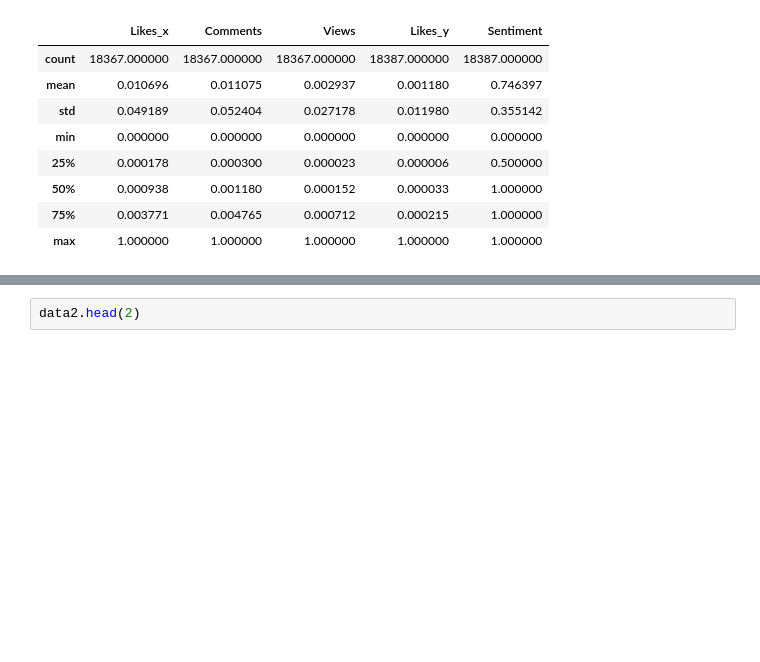
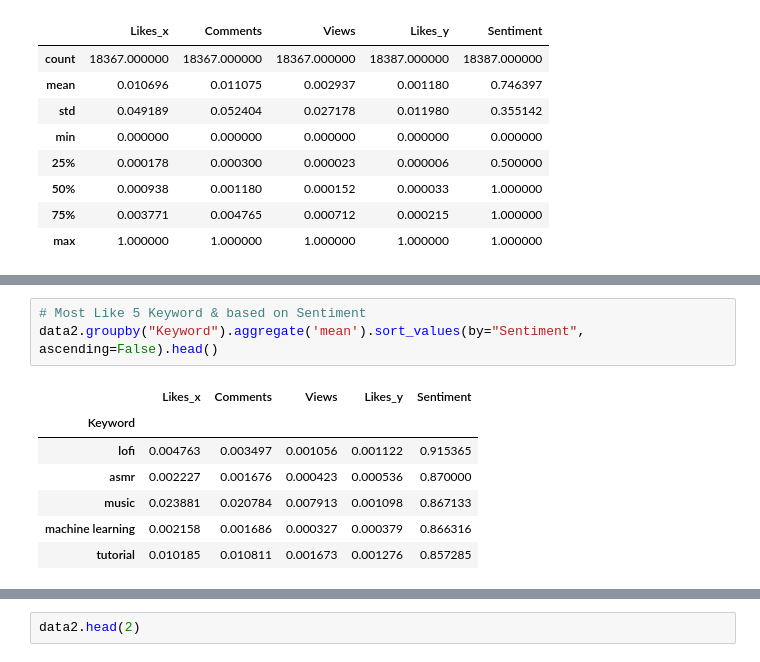
Before and after one commit to sahilr005/ml, a Jupyter notebook: youtube.ipynb, the cells around one changed output, grey strips where cells are left out. Drawn from its saved outputs; the diff is of its cells as text; blank space fills up the shorter version.

```diff
--- a/youtube.ipynb
+++ b/youtube.ipynb
@@ -208,0 +248,11 @@ Name: Views, dtype: int64
+# %%
+# Most Like 5 Keyword & based on Sentiment
+data2.groupby("Keyword").aggregate('mean').sort_values(by="Sentiment", ascending=False).head()
+# %% [output]
+|  | Likes_x | Comments | Views | Likes_y | Sentiment |
+| Keyword |  |  |  |  |  |
+| lofi | 0.004763 | 0.003497 | 0.001056 | 0.001122 | 0.915365 |
+| asmr | 0.002227 | 0.001676 | 0.000423 | 0.000536 | 0.870000 |
+| music | 0.023881 | 0.020784 | 0.007913 | 0.001098 | 0.867133 |
+| machine learning | 0.002158 | 0.001686 | 0.000327 | 0.000379 | 0.866316 |
+| tutorial | 0.010185 | 0.010811 | 0.001673 | 0.001276 | 0.857285 |
```
Also changed, not shown: parts of 27 cells of this notebook.
